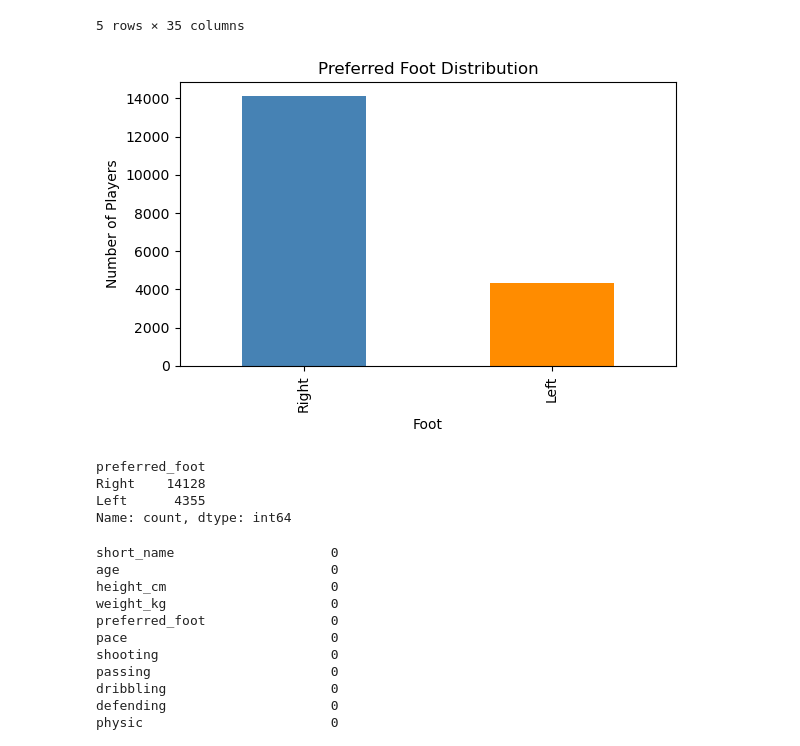
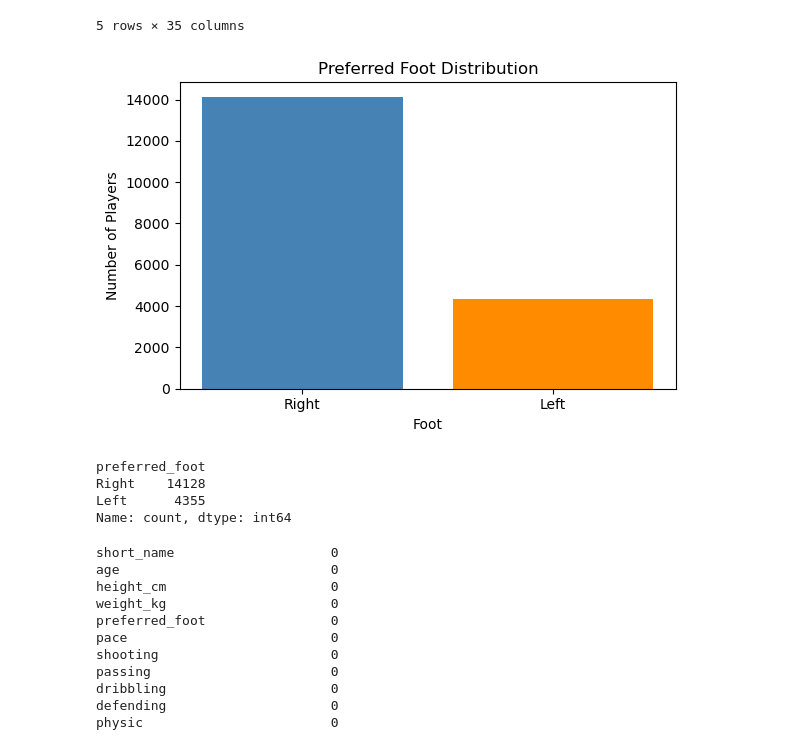
Before and after one commit to Testin33/Data-Mining-Midterm-Project, a Jupyter notebook: bpn_fifa20.ipynb, the cells around one changed output. Cells and saved outputs as stored; diff of their text form; code cells hidden in the pictures.

```diff
--- a/bpn_fifa20.ipynb
+++ b/bpn_fifa20.ipynb
@@ -59,17 +59,19 @@ Shape: (18483, 35)
 5 rows × 35 columns
 # %%
 # Target distribution
+counts = df[target].value_counts()
+
 plt.figure(figsize=(6, 4))
-df[target].value_counts().plot(kind='bar', color=['steelblue', 'darkorange'])
+plt.bar(counts.index, counts.values, color=["steelblue", "darkorange"])
 plt.title("Preferred Foot Distribution")
 plt.xlabel("Foot")
 plt.ylabel("Number of Players")
 plt.tight_layout()
 plt.show()
 
-print(df[target].value_counts())
+print(counts)
 # %% [output]
-[figure, old version]
+[figure, new version]
 preferred_foot
 Right    14128
 Left      4355
```
Also changed, not shown: 3 other files.
